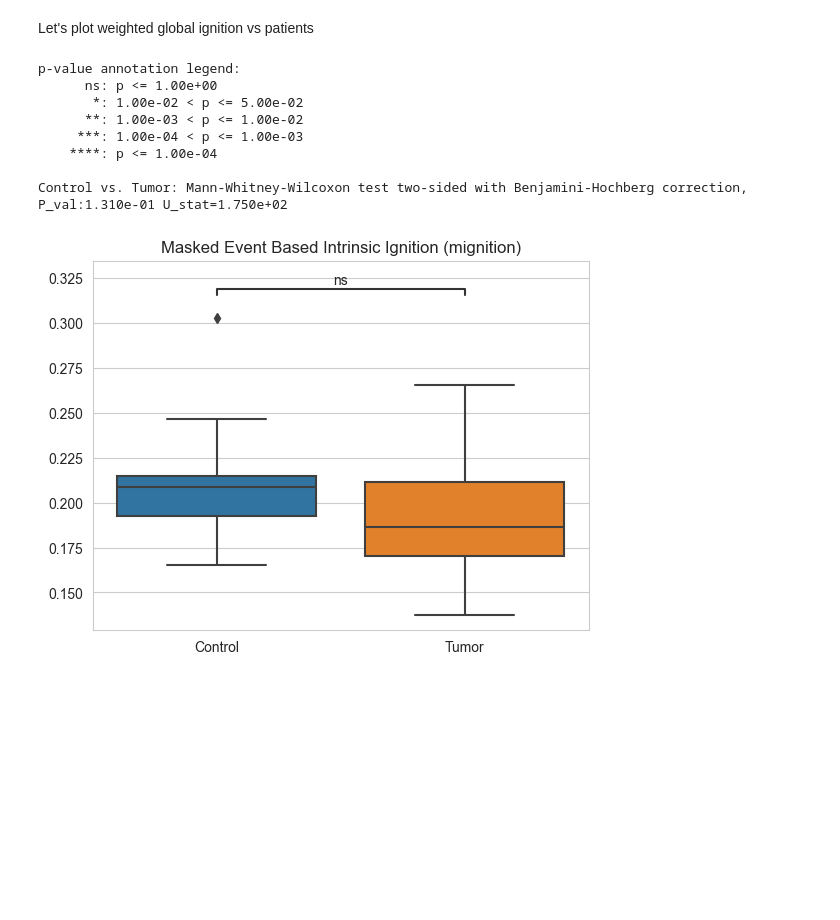
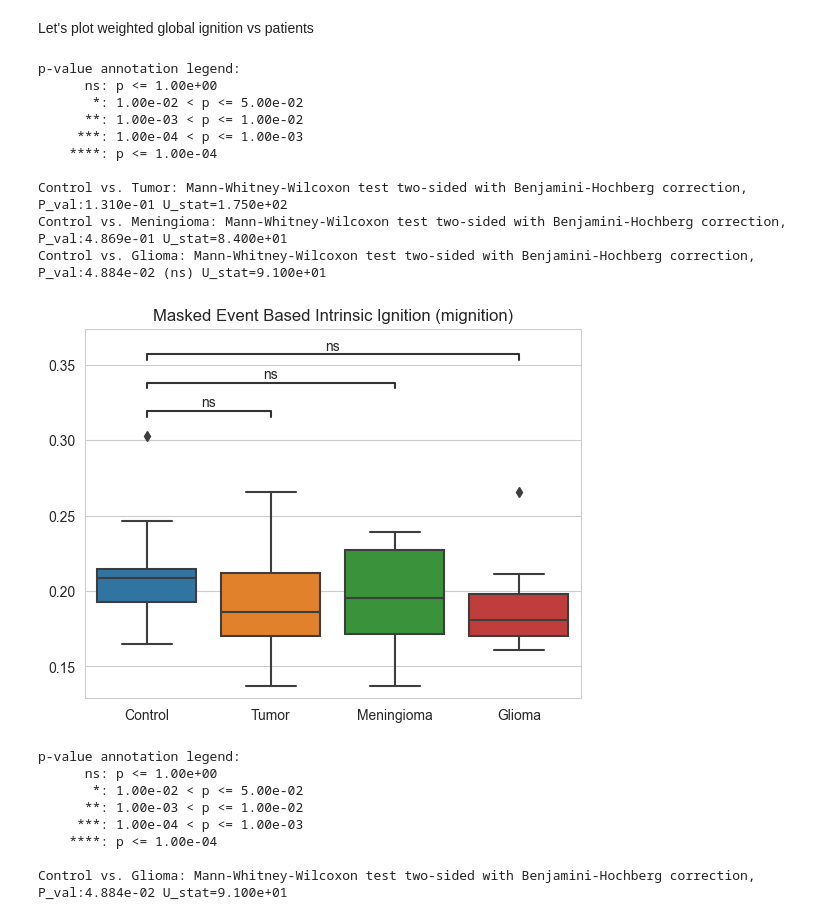
Before and after one commit to ajunca/BrainTumor, a Jupyter notebook: computations/ignition/ignition_masked.ipynb, the cells around one changed output. Saved outputs shown, nothing was run; the diff lists cells and outputs as text; code cells hidden in the pictures; blank space fills up the shorter version.

Commit message:
Delta and masked computations.

```diff
--- a/computations/ignition/ignition_masked.ipynb
+++ b/computations/ignition/ignition_masked.ipynb
@@ -35,22 +28,65 @@ tumor_weighted_mignition = {
+# %%
+# We exclude patient 'sub-PAT10' because it has no tumor regions (ony white matter)
+tumor_weighted_mignition = {
+    k: np.average(
+        v.mevokedinteg,
+        weights=[1.0-p for p in subjects.get_subject_by_id(k).tumor_regions.get_tumor_volumes_percentage()]
+    ) for k, v in tumor_subset.exclude_from_subset(['sub-PAT10']).keep_only_from_this_set(ignitions).items()
+}
+
+meningioma_weighted_mignition = {
+    k: np.average(
+        v.mevokedinteg,
+        weights=[1.0-p for p in subjects.get_subject_by_id(k).tumor_regions.get_tumor_volumes_percentage()]
+    ) for k, v in subjects.get_meningioma_subset().exclude_from_subset(['sub-PAT10']).keep_only_from_this_set(ignitions).items()
+}
+
+glioma_weighted_mignition = {
+    k: np.average(
+        v.mevokedinteg,
+        weights=[1.0-p for p in subjects.get_subject_by_id(k).tumor_regions.get_tumor_volumes_percentage()]
+    ) for k, v in subjects.get_glioma_subset().exclude_from_subset(['sub-PAT10']).keep_only_from_this_set(ignitions).items()
+}
 # %% [markdown]
 Let's plot weighted global ignition vs patients
 # %%
 
 plotComparisonAcrossLabels2(
     {
         'Control': [v.mignition for k, v in subjects.get_control_subset().keep_only_from_this_set(ignitions).items()],
         'Tumor': [v for _, v in tumor_weighted_mignition.items()],
+        'Meningioma': [v for _, v in meningioma_weighted_mignition.items()],
+        'Glioma': [v for _, v in glioma_weighted_mignition.items()]
     },
     graphLabel='Masked Event Based Intrinsic Ignition (mignition)',
-    pairs=[('Control', 'Tumor')]
+    pairs=[('Control', 'Tumor'), ('Control', 'Meningioma'), ('Control', 'Glioma')]
 )
+
+# Only glioma
+plotComparisonAcrossLabels2(
+    {
+        'Control': [v.mignition for k, v in subjects.get_control_subset().keep_only_from_this_set(ignitions).items()],
+        'Glioma': [v for _, v in glioma_weighted_mignition.items()]
+    },
+    graphLabel='Masked Event Based Intrinsic Ignition (mignition)',
+)
 # %% [output]
 p-value annotation legend:
       ns: p <= 1.00e+00
        *: 1.00e-02 < p <= 5.00e-02
       **: 1.00e-03 < p <= 1.00e-02
      ***: 1.00e-04 < p <= 1.00e-03
     ****: p <= 1.00e-04
 
 Control vs. Tumor: Mann-Whitney-Wilcoxon test two-sided with Benjamini-Hochberg correction, P_val:1.310e-01 U_stat=1.750e+02
+Control vs. Meningioma: Mann-Whitney-Wilcoxon test two-sided with Benjamini-Hochberg correction, P_val:4.869e-01 U_stat=8.400e+01
+Control vs. Glioma: Mann-Whitney-Wilcoxon test two-sided with Benjamini-Hochberg correction, P_val:4.884e-02 (ns) U_stat=9.100e+01
-[figure, old version]
+[figure, new version]
+p-value annotation legend:
+      ns: p <= 1.00e+00
+       *: 1.00e-02 < p <= 5.00e-02
+      **: 1.00e-03 < p <= 1.00e-02
+     ***: 1.00e-04 < p <= 1.00e-03
+    ****: p <= 1.00e-04
+
+Control vs. Glioma: Mann-Whitney-Wilcoxon test two-sided with Benjamini-Hochberg correction, P_val:4.884e-02 U_stat=9.100e+01
```
Also changed, not shown: parts of 2 cells of this notebook, 3 other files.
